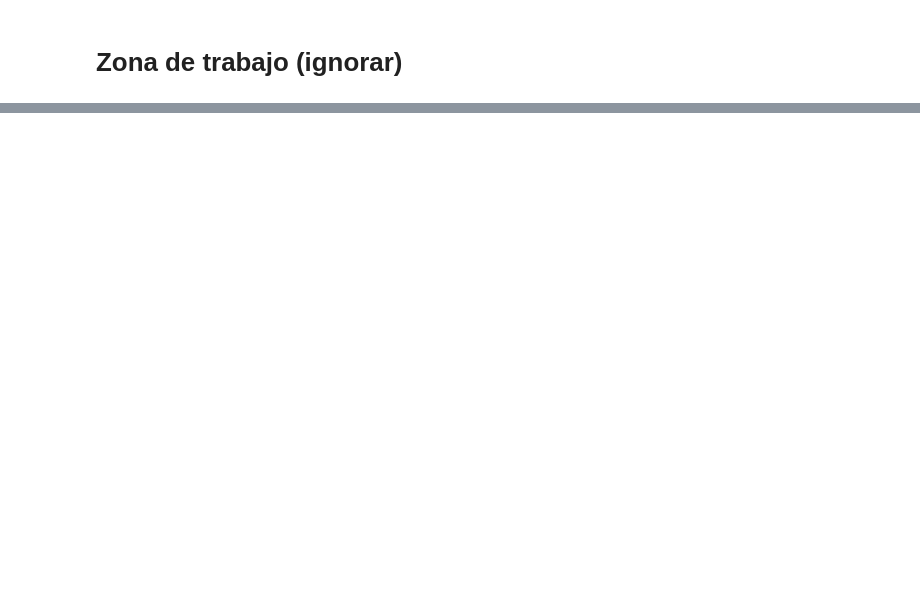
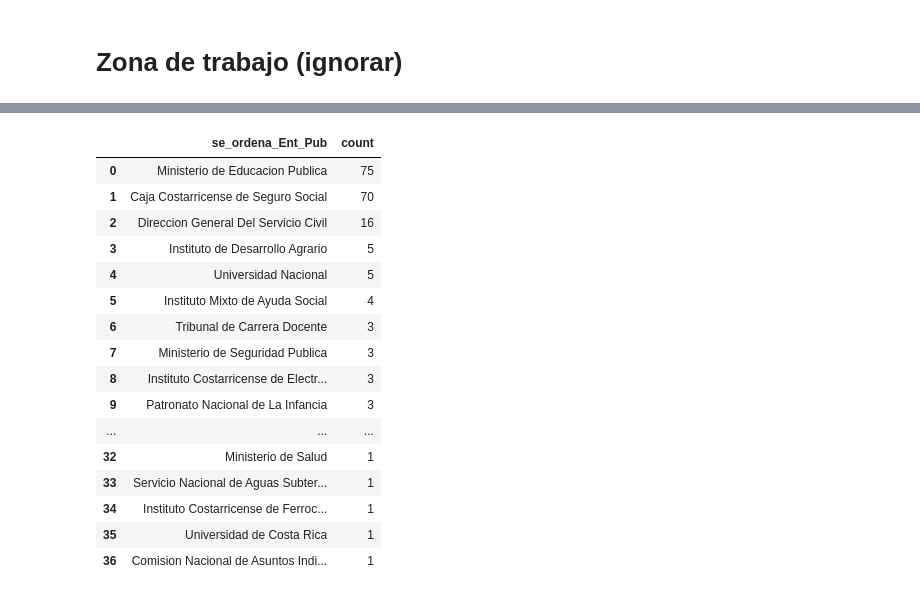
Before and after one commit to kennorsdb/nlppen, a Jupyter notebook: Notebook.ipynb, the cells around one changed output, grey strips where cells are left out. Drawn from its saved outputs; the diff is of its cells as text; code cells hidden in the pictures; blank space fills up the shorter version.

```diff
--- a/Notebook.ipynb
+++ b/Notebook.ipynb
@@ -124,0 +159,29 @@ s = estructurales.seleccion.sdf
+# %%
+from pyspark.sql.functions import explode, desc
+from pyspark.sql import functions as F
+df2 = (s
+ .where(s.se_ordena_ORG.isNotNull())
+ .select(explode('se_ordena_Ent_Pub').alias('se_ordena_Ent_Pub'), 'anno')
+ .groupby('se_ordena_Ent_Pub')
+ .count()
+ .sort(F.desc('count'))
+).toPandas()
+df2
+# %% [output]
+|  | se_ordena_Ent_Pub | count |
+| 0 | Ministerio de Educacion Publica | 75 |
+| 1 | Caja Costarricense de Seguro Social | 70 |
+| 2 | Direccion General Del Servicio Civil | 16 |
+| 3 | Instituto de Desarrollo Agrario | 5 |
+| 4 | Universidad Nacional | 5 |
+| 5 | Instituto Mixto de Ayuda Social | 4 |
+| 6 | Tribunal de Carrera Docente | 3 |
+| 7 | Ministerio de Seguridad Publica | 3 |
+| 8 | Instituto Costarricense de Electr... | 3 |
+| 9 | Patronato Nacional de La Infancia | 3 |
+| ... | ... | ... |
+| 32 | Ministerio de Salud | 1 |
+| 33 | Servicio Nacional de Aguas Subter... | 1 |
+| 34 | Instituto Costarricense de Ferroc... | 1 |
+| 35 | Universidad de Costa Rica | 1 |
+| 36 | Comision Nacional de Asuntos Indi... | 1 |
```
Also changed, not shown: parts of 9 cells of this notebook, 3 other files.
